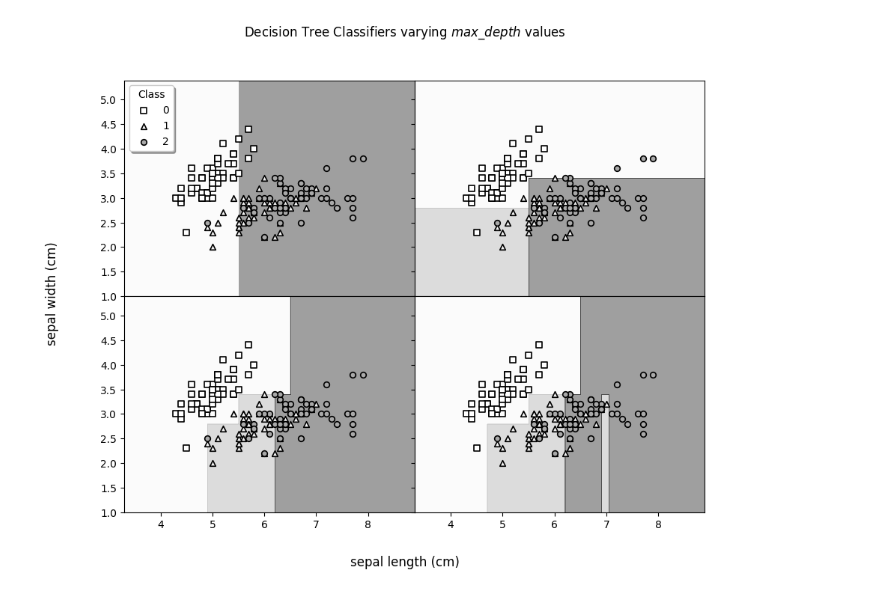
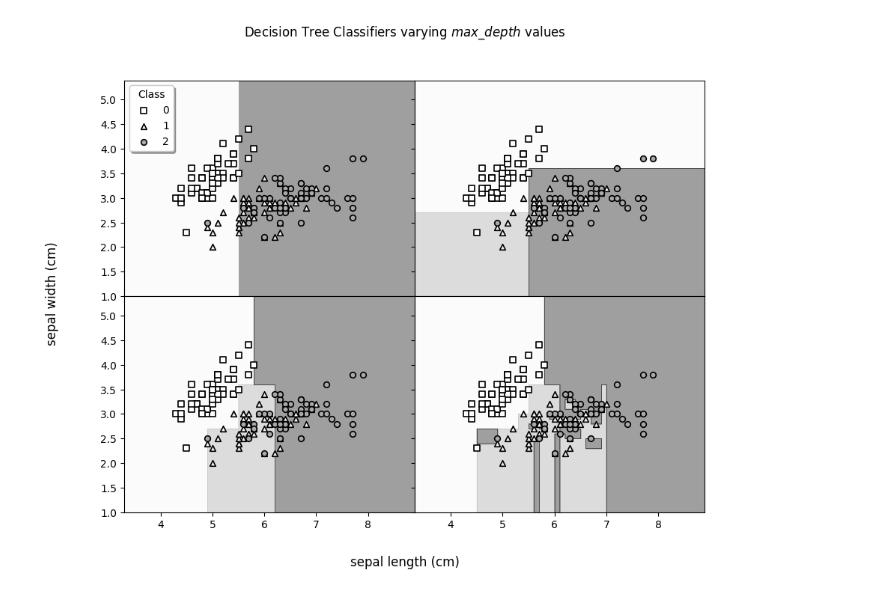
Before and after one commit to ben-my-to/mpitree, a Jupyter notebook: mpitree_test.ipynb, the cells around one changed output. Drawn from its saved outputs; the diff is of its cells as text; code cells hidden in the pictures.

```diff
--- a/mpitree_test.ipynb
+++ b/mpitree_test.ipynb
@@ -15,7 +15,7 @@ iris = load_iris()
 X, y = iris.data[:, :2], iris.target
 # %%
 estimators = [
-    DecisionTreeClassifier(max_depth=depth).fit(X, y) for depth in (1, 2, 3, 5)
+    DecisionTreeClassifier(max_depth=depth).fit(X, y) for depth in (1, 2, 3, None)
 ]
 # %%
 from itertools import product
@@ -32,35 +32,34 @@ xx, yy = np.meshgrid(np.arange(x_min, x_max, 0.01), np.arange(y_min, y_max, 0.01
 n_rows, n_cols = 2, 2
 fig, axs = plt.subplots(
     n_rows,
     n_cols,
     sharex="col",
     sharey="row",
     figsize=(10, 7.5),
     gridspec_kw={"wspace": 0, "hspace": 0},
 )
 
-for loc, clf in zip(product(*map(range, [n_rows, n_cols])), estimators):
+for (i, j), clf in zip(product(*map(range, [n_rows, n_cols])), estimators):
     z = clf.predict(np.c_[xx.ravel(), yy.ravel()]).reshape(xx.shape)
-
-    axs[*loc].contourf(xx, yy, z, alpha=0.4)
+    axs[i, j].contourf(xx, yy, z, alpha=0.4)
 
     for t, c, marker in zip(n_classes, colors, markers):
-        axs[*loc].scatter(
+        axs[i, j].scatter(
             X[y == t, 0],
             X[y == t, 1],
             c=c,
             s=30,
             linewidth=1.2,
             marker=marker,
             label=t,
         )
 
 axs[0, 0].legend(title="Class", loc="upper left", shadow=True)
 
 fig.suptitle("Decision Tree Classifiers varying $max\_depth$ values")
 fig.supxlabel("sepal length (cm)")
 fig.supylabel("sepal width (cm)")
 
 plt.show()
 # %% [output]
-[figure, old version]
+[figure, new version]
```
Also changed, not shown: parts of 4 cells of this notebook, 9 other files.
